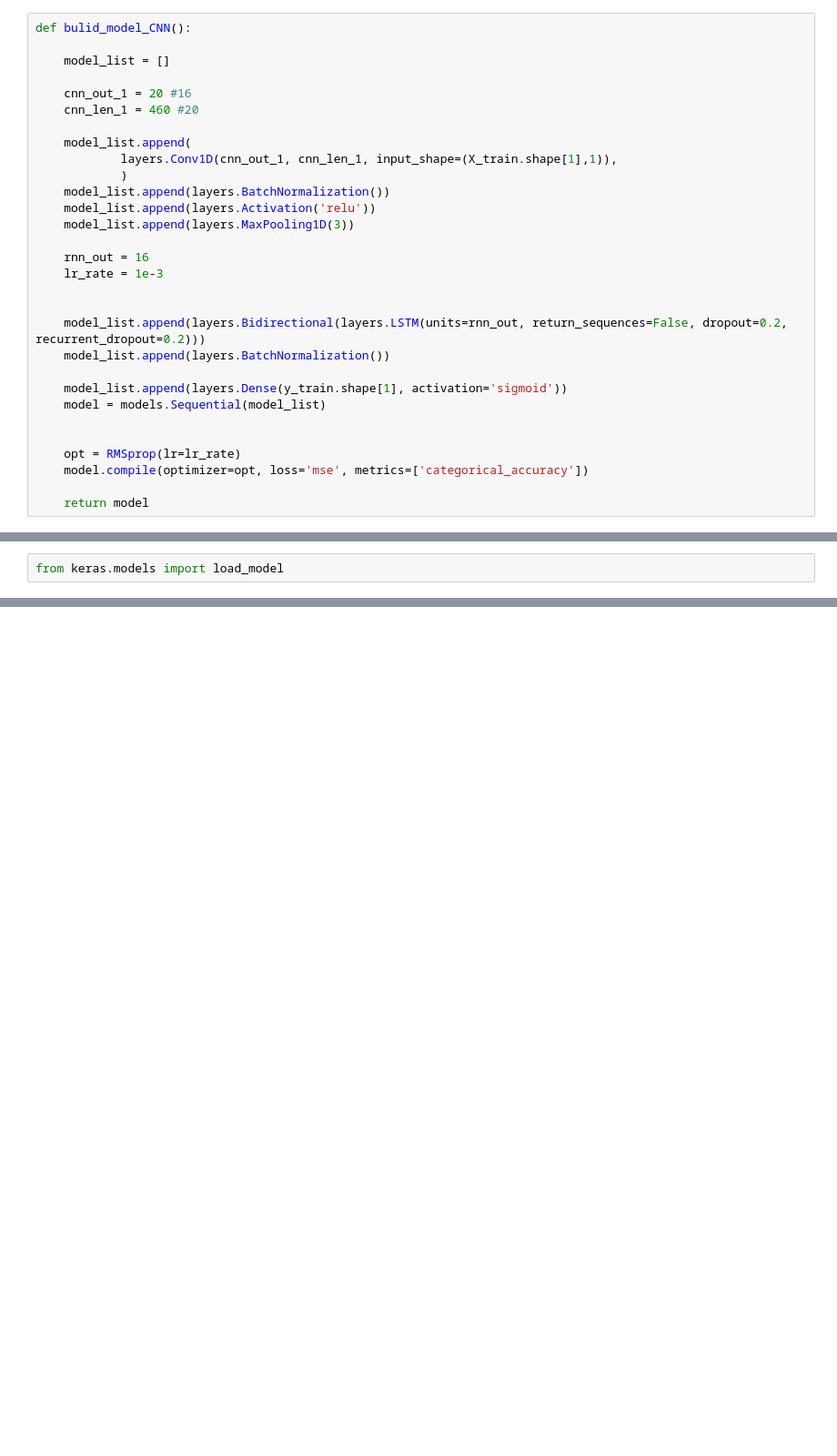
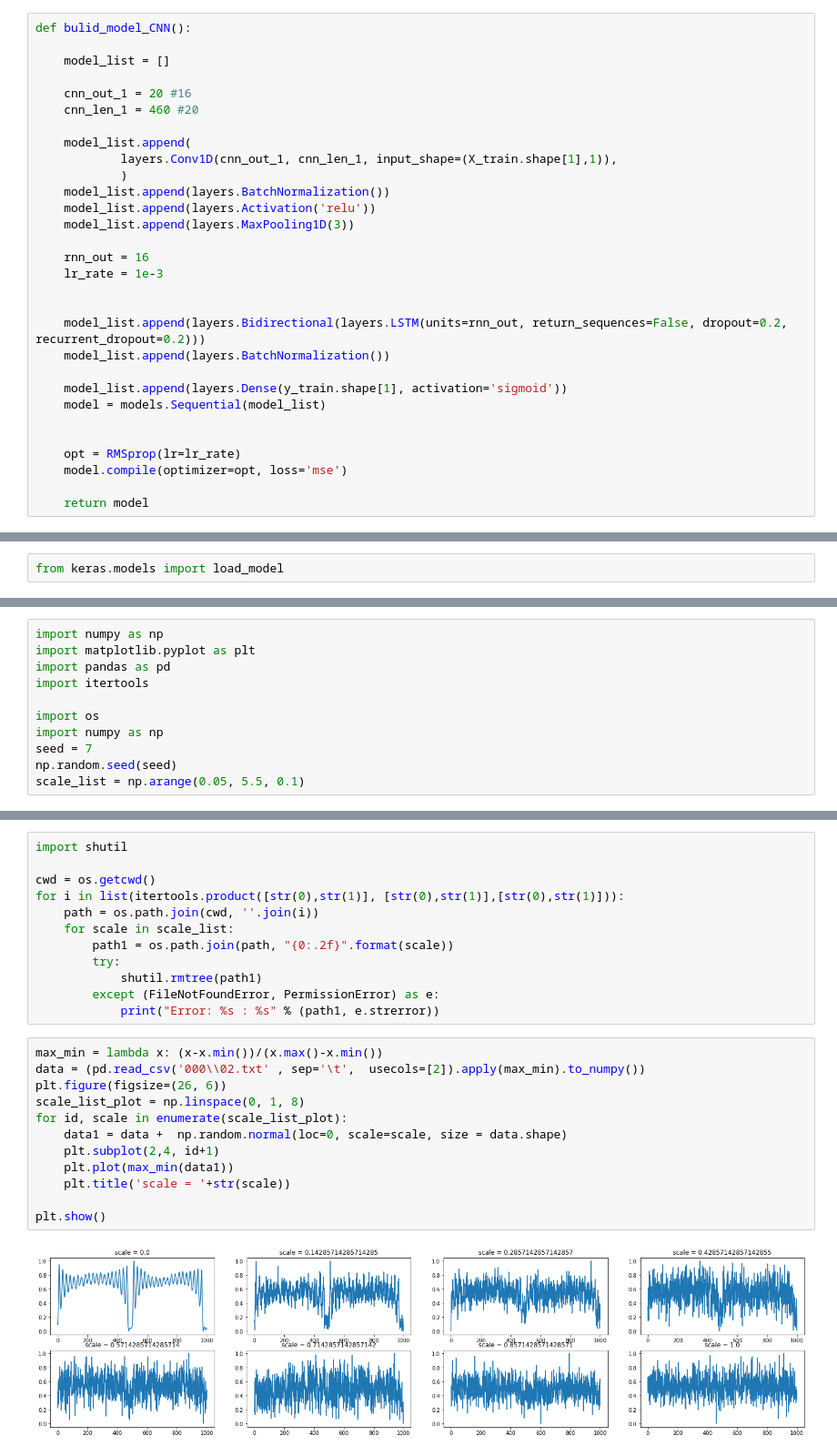
Before and after one commit to johnzja/Deep-learning-enhanced-Rydberg-multifrequency-microwave-recognition, a Jupyter notebook: notebook/deep_learning.ipynb, the cells around one changed output, grey strips where cells are left out. Shown at 91% size. Drawn from its saved outputs; the diff is of its cells as text; blank space fills up the shorter version.

```diff
--- a/notebook/deep_learning.ipynb
+++ b/notebook/deep_learning.ipynb
@@ -600,7 +613,7 @@ def bulid_model_CNN():
 
 
     opt = RMSprop(lr=lr_rate)
-    model.compile(optimizer=opt, loss='mse', metrics=['categorical_accuracy'])
+    model.compile(optimizer=opt, loss='mse')
 
     return model
 # %%
@@ -945,0 +871,11 @@ plt.show()
+# %%
+import numpy as np
+import matplotlib.pyplot as plt
+import pandas as pd
+import itertools
+
+import os
+import numpy as np
+seed = 7
+np.random.seed(seed)
+scale_list = np.arange(0.05, 5.5, 0.1)
@@ -945,0 +911,26 @@ plt.show()
+# %%
+import shutil
+
+cwd = os.getcwd()
+for i in list(itertools.product([str(0),str(1)], [str(0),str(1)],[str(0),str(1)])):
+    path = os.path.join(cwd, ''.join(i))
+    for scale in scale_list:
+        path1 = os.path.join(path, "{0:.2f}".format(scale))
+        try:
+            shutil.rmtree(path1)
+        except (FileNotFoundError, PermissionError) as e:
+            print("Error: %s : %s" % (path1, e.strerror))
+# %%
+max_min = lambda x: (x-x.min())/(x.max()-x.min())
+data = (pd.read_csv('000\\02.txt' , sep='\t',  usecols=[2]).apply(max_min).to_numpy())
+plt.figure(figsize=(26, 6))
+scale_list_plot = np.linspace(0, 1, 8)
+for id, scale in enumerate(scale_list_plot):
+    data1 = data +  np.random.normal(loc=0, scale=scale, size = data.shape)
+    plt.subplot(2,4, id+1)
+    plt.plot(max_min(data1))
+    plt.title('scale = '+str(scale))
+
+plt.show()
+# %% [output]
+[figure, added]
```
Also changed, not shown: parts of 71 cells of this notebook.
